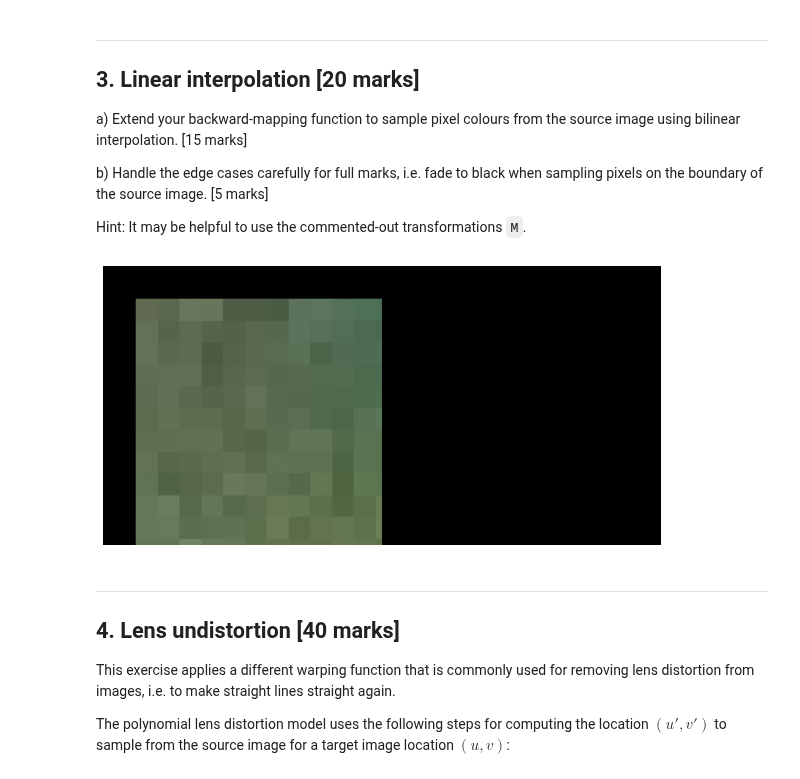
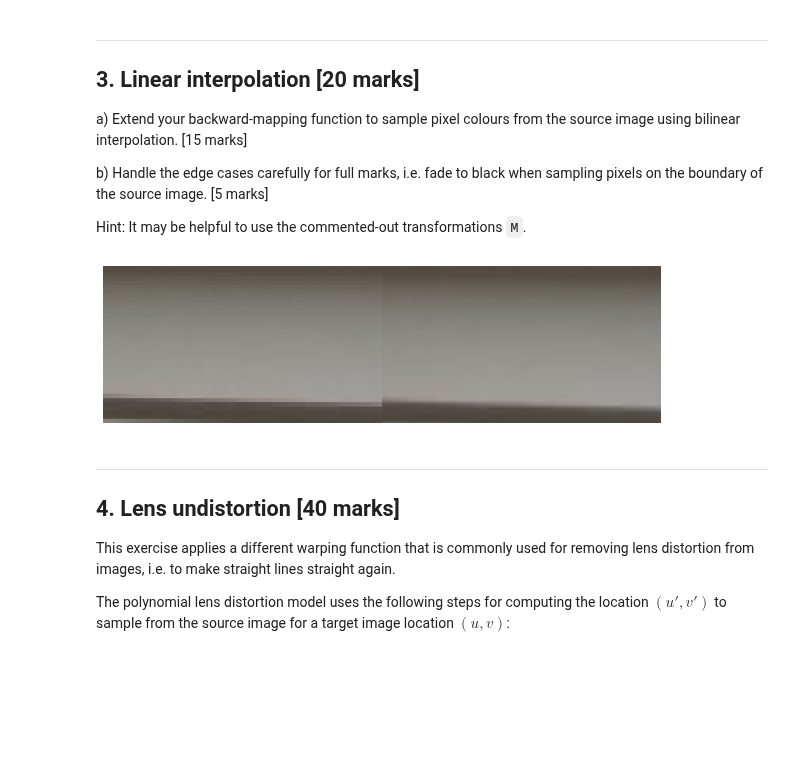
Before and after one commit to alex-silcock/CM20219-visual-computing, a Jupyter notebook: Image Warping Lab.ipynb, the cells around one changed output. Drawn from its saved outputs; the diff is of its cells as text; code cells hidden in the pictures; blank space fills up the shorter version.

```diff
--- a/Image Warping Lab.ipynb
+++ b/Image Warping Lab.ipynb
@@ -166,36 +166,36 @@ def backward_mapping_bilinear(source, transform):
     """Warps the 'source' image by the given 'transform' using backward mapping with bilinear interpolation."""
 
     inv_transform = np.linalg.inv(transform)
     target = np.zeros_like(source)
     src_copy = source.copy()
 
     # pad by 1 either side on both x and y axis
     src_copy = np.pad(src_copy, pad_width=((1,1), (1,1), (0,0)))
 
     for y in range(target.shape[0]):
         for x in range(target.shape[1]):
 
             u, v = transform_pixel_bl(x, y, inv_transform)
             f1, f2, f3, f4 = handle_edge_cases(src_copy, u, v)
 
             alpha = u - np.floor(u)
             beta = v - np.floor(v)
 
             if (0 <= u < src_copy.shape[1]) and (0 <= v < src_copy.shape[1]):
                 f1234 = (1-alpha)*(1-beta)*f1 + alpha*(1-beta)*f2 + (1-alpha)*beta*f3 + alpha*beta*f4
                 target[y, x] = f1234
 
     return target
 
 ## Compare nearest-neighbour (left) and bilinear interpolation (right) side by side.
-# M = np.array([[12, 0, -2486], [0, 12, -2508], [0, 0, 1]])  # big smile
-M = np.array([[40, 0, 80], [0, 40, 80], [0, 0, 1]])  # check edge handling
+M = np.array([[12, 0, -2486], [0, 12, -2508], [0, 0, 1]])  # big smile
+# M = np.array([[40, 0, 80], [0, 40, 80], [0, 0, 1]])  # check edge handling
 target_nearest  = backward_mapping(source, M)
 target_bilinear = backward_mapping_bilinear(source, M)
 plt.imshow(np.hstack([target_nearest, target_bilinear]))
 plt.axis("off");
 # %% [output]
-[figure, old version]
+[figure, new version]
 # %% [markdown]
 ----
 ## 4. Lens undistortion [40 marks]
```
Also changed, not shown: parts of 2 cells of this notebook.
